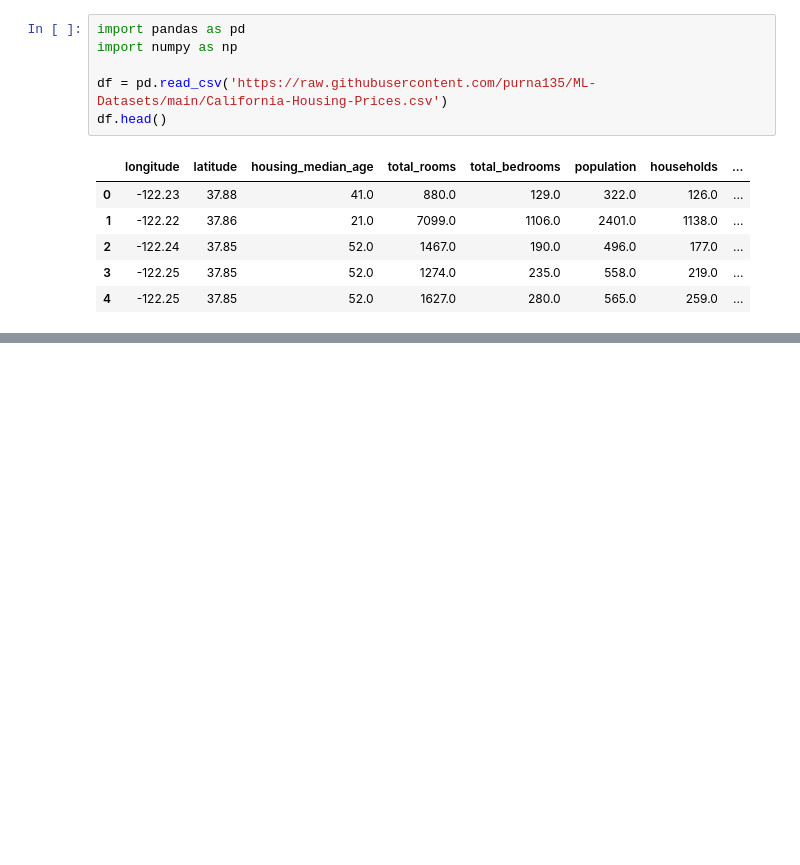
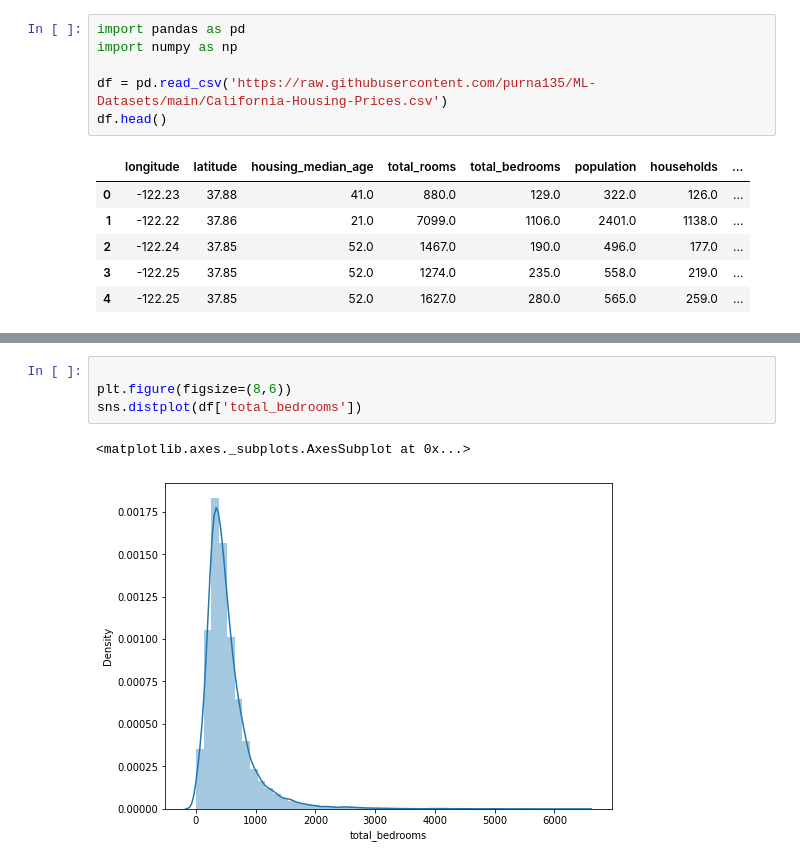
Before and after one commit to sks95/python_basics, a Jupyter notebook: E2E_project.ipynb, the cells around one changed output, grey strips where cells are left out. Drawn from its saved outputs; the diff is of its cells as text; blank space fills up the shorter version.

```diff
--- a/E2E_project.ipynb
+++ b/E2E_project.ipynb
@@ -17,0 +131,7 @@ df.head()
+# %%
+
+plt.figure(figsize=(8,6))
+sns.distplot(df['total_bedrooms'])
+# %% [output]
+<matplotlib.axes._subplots.AxesSubplot at 0x...>
+[figure, added]
```
Also changed, not shown: parts of 14 cells of this notebook.
